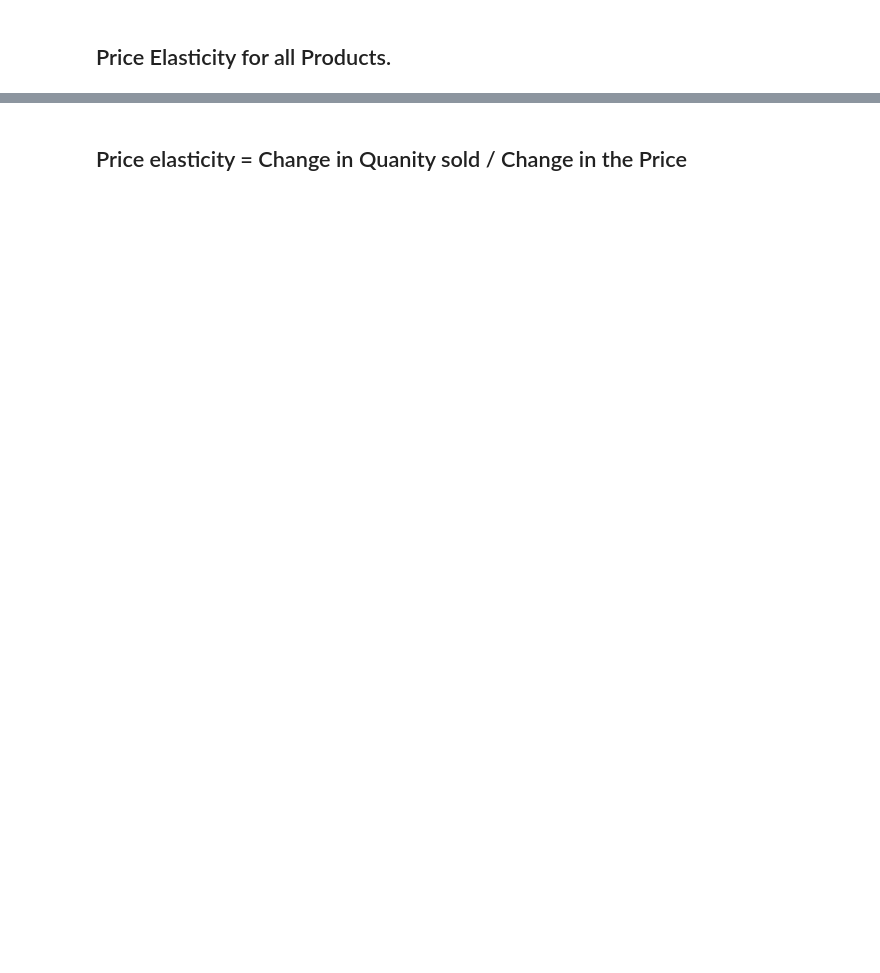
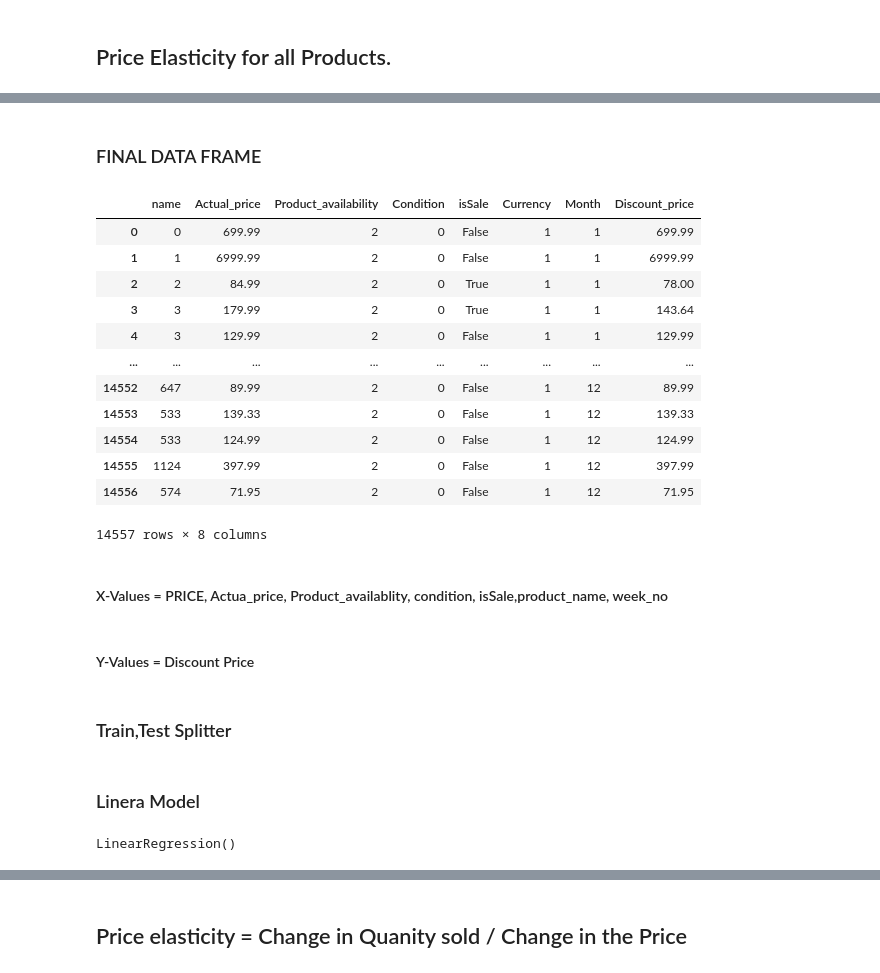
Before and after one commit to prasad-wakchoure/project, a Jupyter notebook: Siddharth/03-Model.ipynb, the cells around one changed output, grey strips where cells are left out. Cells and saved outputs as stored; diff of their text form; code cells hidden in the pictures; blank space fills up the shorter version.

```diff
--- a/Siddharth/03-Model.ipynb
+++ b/Siddharth/03-Model.ipynb
@@ -183,0 +101,24 @@ Name: BOOM 2 Wireless Bluetooth Speaker - Indigo, dtype: int64
+# %%
+dfx_mod['Date']= pd.to_datetime(dfx_mod['Formatted_date'])
+# %%
+
+dfx_mod.sort_values("Month",ignore_index=True,inplace=True)
+# %%
+# sub_df.info()
+# converting object data type to int
+dfx_mod['Condition'] = np.where(dfx_mod['Condition'] == 'new',1,
+                      np.where(dfx_mod['Condition'] == 'refurbished',2,
+                      np.where(dfx_mod['Condition'] == 'used',0,0)))
+
+
+dfx_mod['Product_availability'] = np.where(dfx_mod['Product_availability'] == 'yes',1,
+                                 np.where(dfx_mod['Product_availability'] == 'no',0,
+                                 np.where(dfx_mod['Product_availability'] == 'other',2,2)))
+
+
+dfx_mod['Currency']= np.where(dfx_mod['Currency'] == 'USD','1',
+                np.where(dfx_mod['Currency'] == 'CAD',"2",
+                np.where(dfx_mod['Currency'] == 'SGD',"3",
+                np.where(dfx_mod['Currency'] == 'EUR',"4",
+                np.where(dfx_mod['Currency'] == 'GBP',"5","6"
+                )))))
@@ -183,0 +141,22 @@ Name: BOOM 2 Wireless Bluetooth Speaker - Indigo, dtype: int64
+# %%
+dfx_mod = dfx_mod[["name","Actual_price","Product_availability","Condition","isSale","Currency","Month","Discount_price"]]
+# %% [markdown]
+### FINAL DATA FRAME
+# %%
+dfx_mod
+# %% [output]
+|  | name | Actual_price | Product_availability | Condition | isSale | Currency | Month | Discount_price |
+| 0 | 0 | 699.99 | 2 | 0 | False | 1 | 1 | 699.99 |
+| 1 | 1 | 6999.99 | 2 | 0 | False | 1 | 1 | 6999.99 |
+| 2 | 2 | 84.99 | 2 | 0 | True | 1 | 1 | 78.00 |
+| 3 | 3 | 179.99 | 2 | 0 | True | 1 | 1 | 143.64 |
+| 4 | 3 | 129.99 | 2 | 0 | False | 1 | 1 | 129.99 |
+| ... | ... | ... | ... | ... | ... | ... | ... | ... |
+| 14552 | 647 | 89.99 | 2 | 0 | False | 1 | 12 | 89.99 |
+| 14553 | 533 | 139.33 | 2 | 0 | False | 1 | 12 | 139.33 |
+| 14554 | 533 | 124.99 | 2 | 0 | False | 1 | 12 | 124.99 |
+| 14555 | 1124 | 397.99 | 2 | 0 | False | 1 | 12 | 397.99 |
+| 14556 | 574 | 71.95 | 2 | 0 | False | 1 | 12 | 71.95 |
+14557 rows × 8 columns
+# %% [markdown]
+#### X-Values = PRICE, Actua_price, Product_availablity, condition, isSale,product_name, week_no
@@ -183,0 +166,2 @@ Name: BOOM 2 Wireless Bluetooth Speaker - Indigo, dtype: int64
+# %% [markdown]
+#### Y-Values = Discount Price
@@ -183,0 +171,2 @@ Name: BOOM 2 Wireless Bluetooth Speaker - Indigo, dtype: int64
+# %% [markdown]
+### Train,Test Splitter
@@ -183,0 +176,8 @@ Name: BOOM 2 Wireless Bluetooth Speaker - Indigo, dtype: int64
+# %% [markdown]
+### Linera Model
+# %%
+# Train the linear regression model
+model = LinearRegression()
+model.fit(X_train, y_train)
+# %% [output]
+LinearRegression()
```
Also changed, not shown: parts of 53 cells of this notebook, 4 other files.
